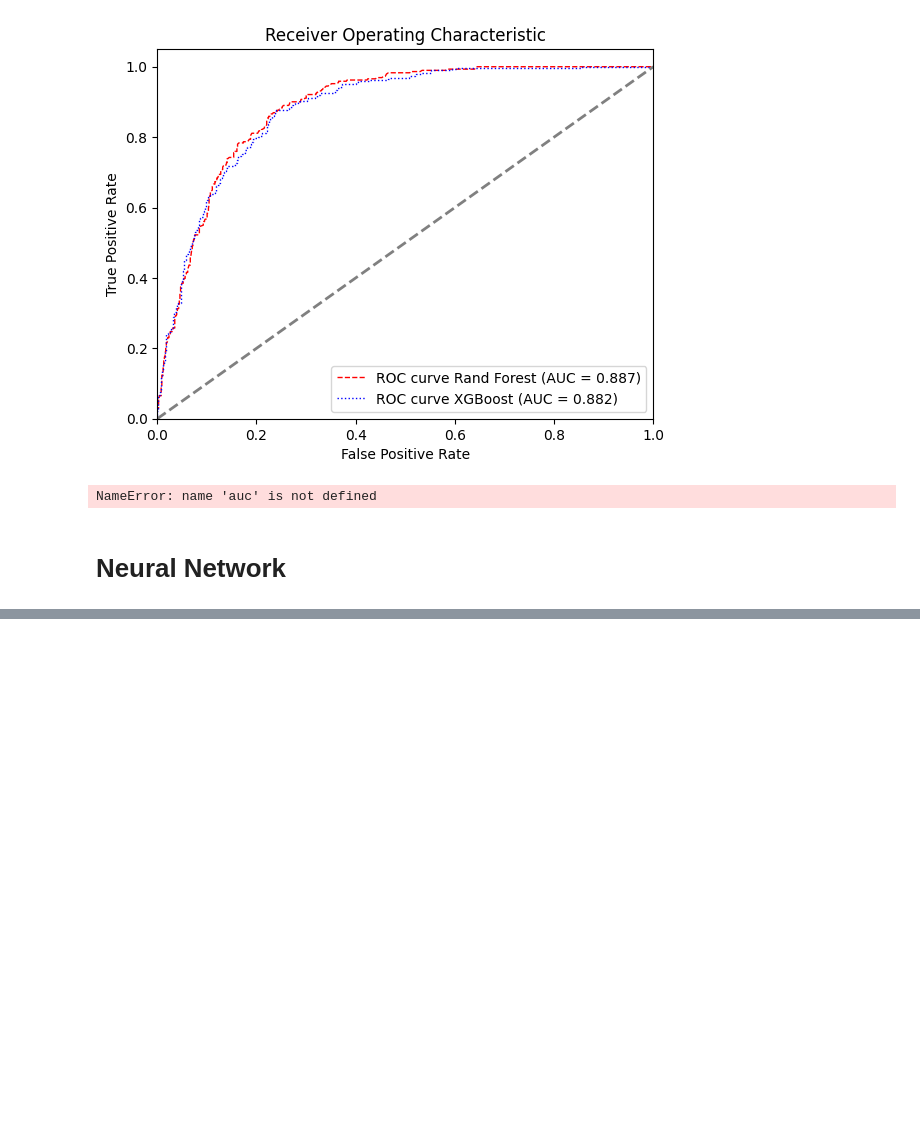
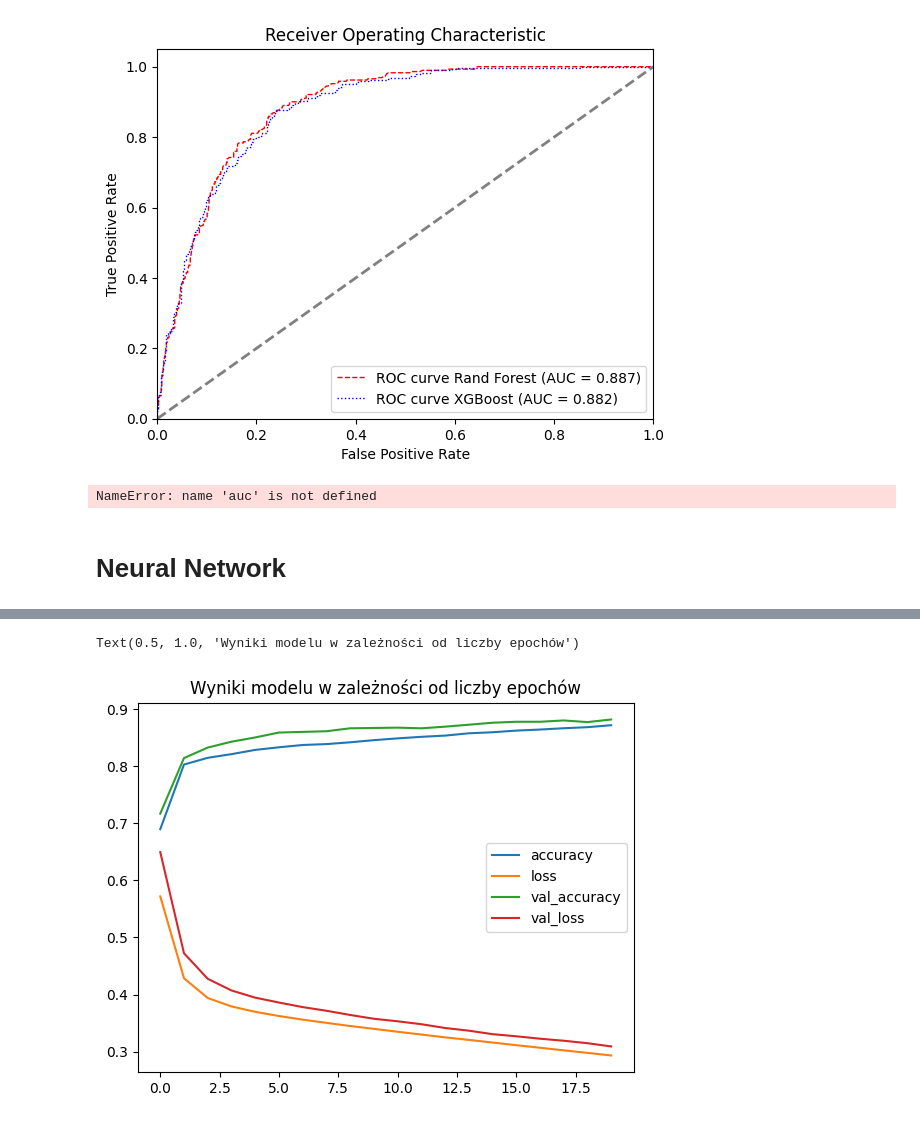
Before and after one commit to GrzegKrajewski/Masters_churn, a Jupyter notebook: code_masters_gk copy.ipynb, the cells around one changed output, grey strips where cells are left out. Drawn from its saved outputs; the diff is of its cells as text; code cells hidden in the pictures; blank space fills up the shorter version.

```diff
--- a/code_masters_gk copy.ipynb
+++ b/code_masters_gk copy.ipynb
@@ -2169,0 +2192,6 @@ y_test_proba = model.predict(X_test_scaled)
+# %%
+pd.DataFrame(history.history).plot()
+plt.title('Wyniki modelu w zależności od liczby epochów')
+# %% [output]
+Text(0.5, 1.0, 'Wyniki modelu w zależności od liczby epochów')
+[figure, added]
```
Also changed, not shown: parts of 35 cells of this notebook.
